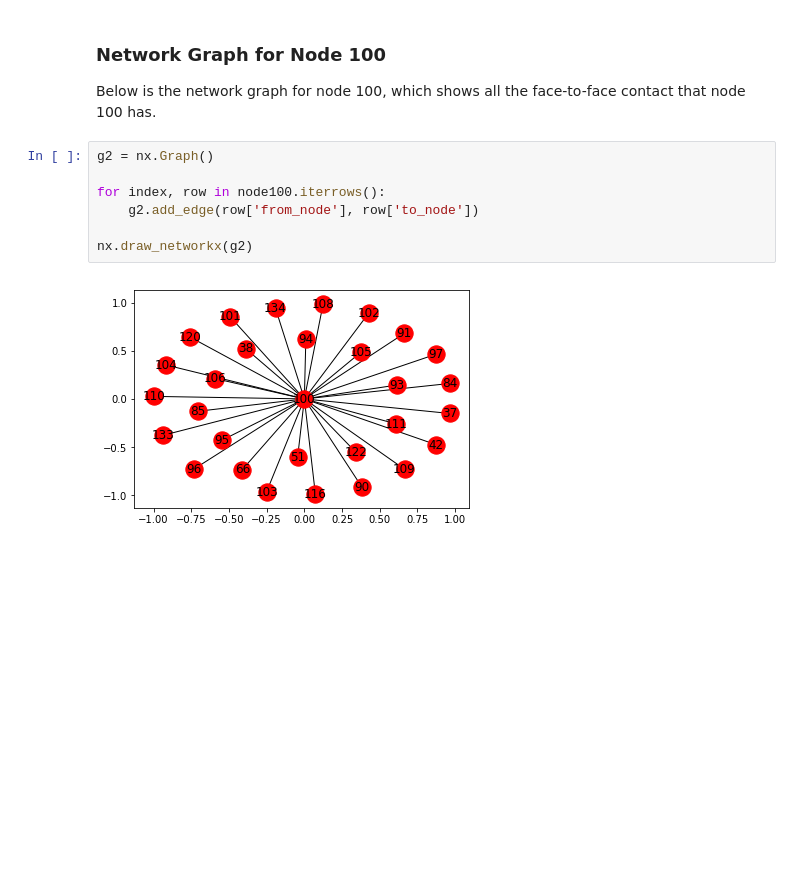
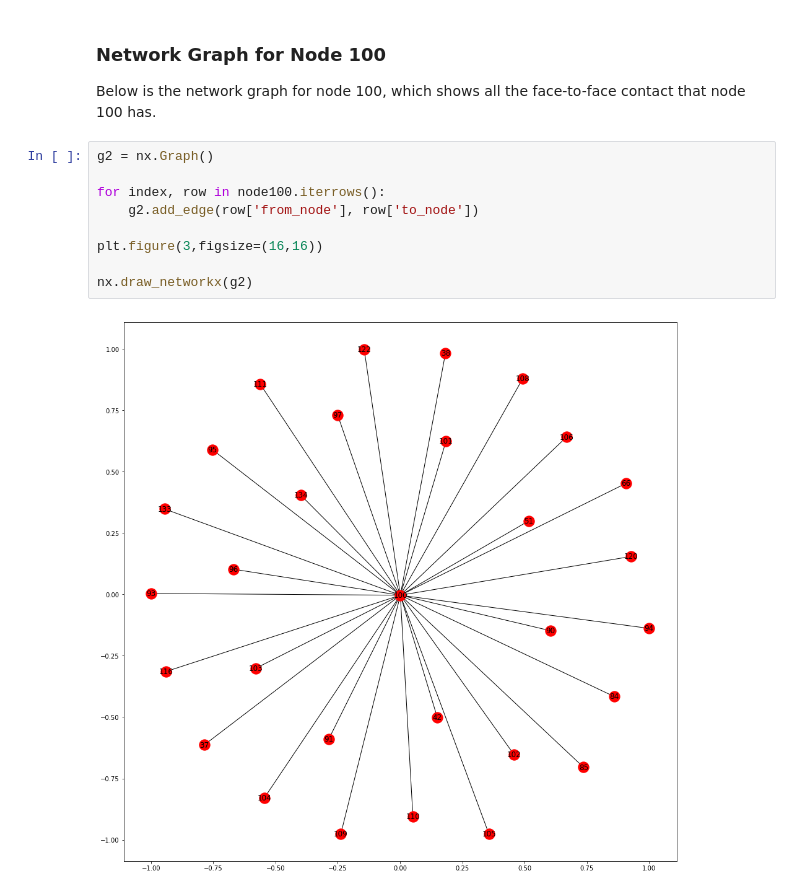
Before and after one commit to Shetura36/Data-620, a Jupyter notebook: Week 2/Data620_AssignmentWeek2.ipynb, the cells around one changed output. Saved outputs shown, nothing was run; the diff lists cells and outputs as text; blank space fills up the shorter version.

```diff
--- a/Week 2/Data620_AssignmentWeek2.ipynb
+++ b/Week 2/Data620_AssignmentWeek2.ipynb
@@ -125,9 +131,11 @@ Below is the network graph for node 100, which shows all the face-to-face contac
 # %%
 g2 = nx.Graph()
 
 for index, row in node100.iterrows():
     g2.add_edge(row['from_node'], row['to_node'])
 
+plt.figure(3,figsize=(16,16))
+
 nx.draw_networkx(g2)
 # %% [output]
-[figure, old version]
+[figure, new version]
```
Also changed, not shown: parts of 4 cells of this notebook.
